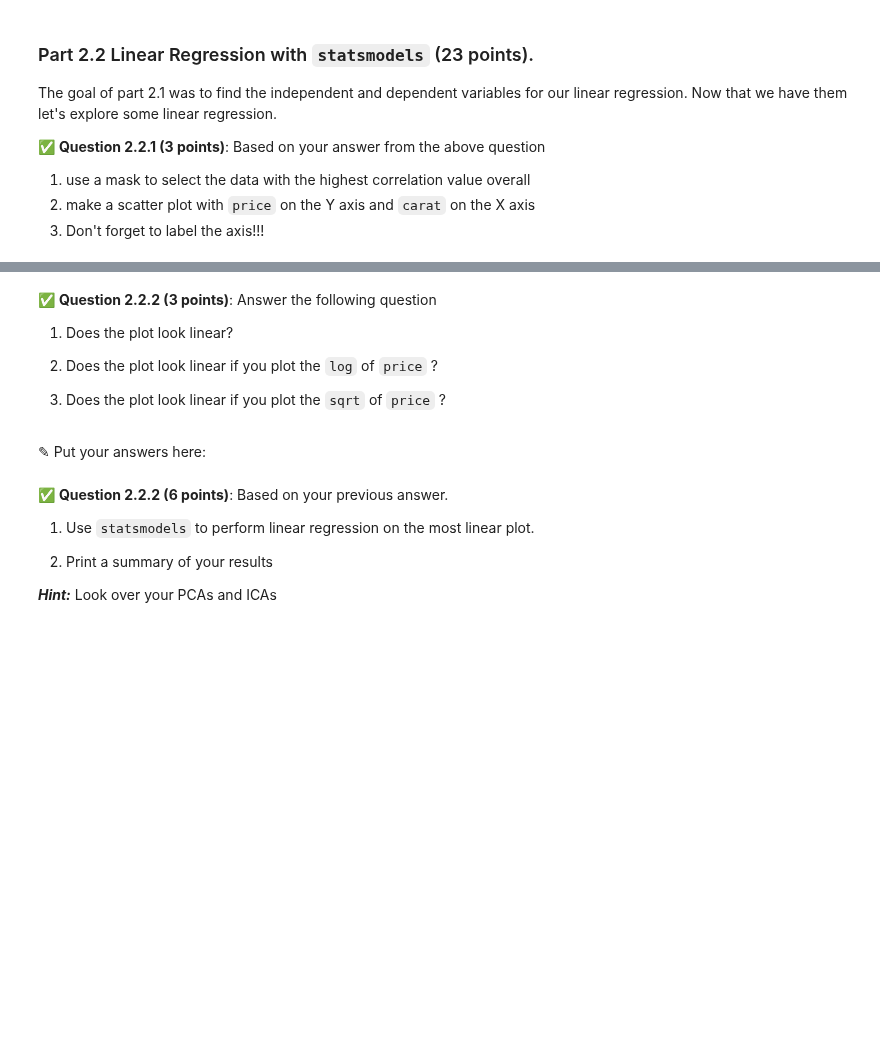
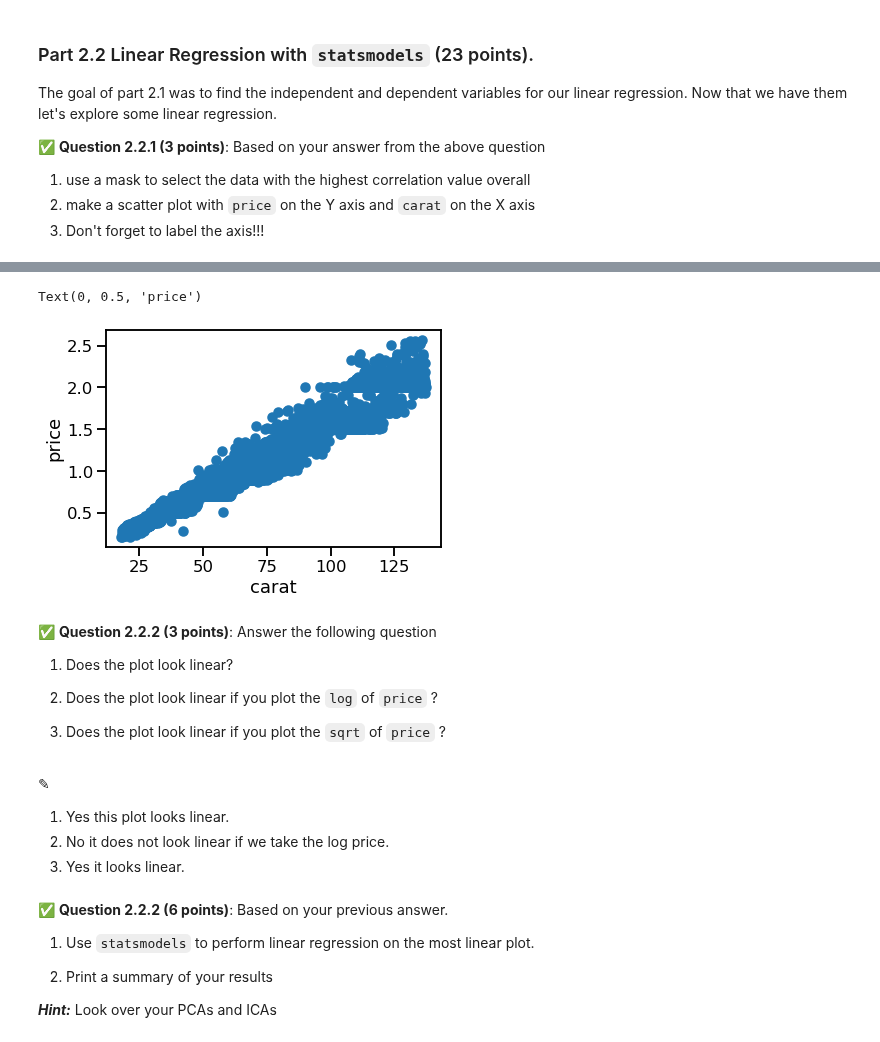
Before and after one commit to Rajmeet/cmse202-s22-turnin, a Jupyter notebook: hw-04/HW-04_Regression-RajmeetSinghChandok.ipynb, the cells around one changed output, grey strips where cells are left out. Saved outputs shown, nothing was run; the diff lists cells and outputs as text; code cells hidden in the pictures; blank space fills up the shorter version.

```diff
--- a/hw-04/HW-04_Regression-RajmeetSinghChandok.ipynb
+++ b/hw-04/HW-04_Regression-RajmeetSinghChandok.ipynb
@@ -222,3 +383,10 @@ The goal of part 2.1 was to find the independent and dependent variables for our
+# %%
+plt.scatter(SI1_cut['price']**0.5, SI1_cut['carat'])
+plt.xlabel('carat')
+plt.ylabel('price')
+# %% [output]
+Text(0, 0.5, 'price')
+[figure, added]
 # %% [markdown]
 &#9989;  **Question 2.2.2 (3 points)**: Answer the following question
 
@@ -227,8 +395,11 @@ The goal of part 2.1 was to find the independent and dependent variables for our
 2. Does the plot look linear if you plot the `log` of `price` ?
 
 3. Does the plot look linear if you plot the `sqrt` of `price` ?
-# %% [markdown]
-<font size=+3>&#9998;</font> Put your answers here:
+# %% [markdown]
+<font size=+3>&#9998;</font>
+1. Yes this plot looks linear.
+2. No it does not look linear if we take the log price.
+3. Yes it looks linear.
 # %% [markdown]
 &#9989;  **Question 2.2.2 (6 points)**: Based on your previous answer.
 
```
Also changed, not shown: parts of 38 cells of this notebook, 1 other file.
